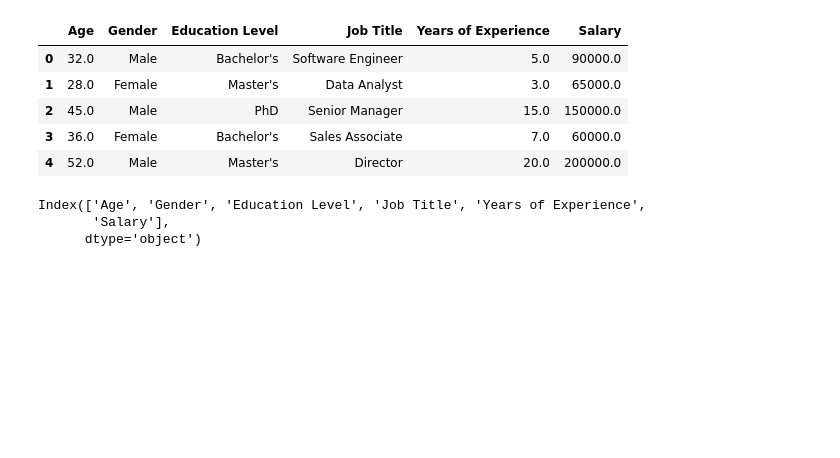
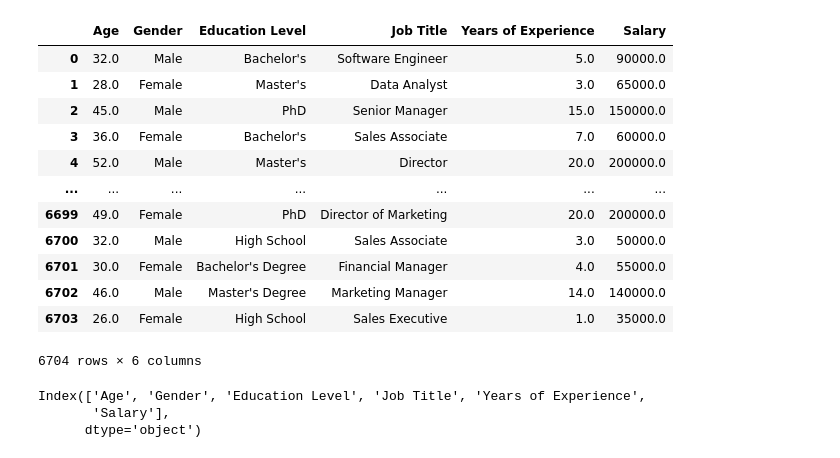
Before and after one commit to darlantane/salary-prediction, a Jupyter notebook: script.ipynb, the cells around one changed output. Drawn from its saved outputs; the diff is of its cells as text; code cells hidden in the pictures; blank space fills up the shorter version.

```diff
--- a/script.ipynb
+++ b/script.ipynb
@@ -7,14 +7,21 @@ import statsmodels.formula.api as smf
 import statsmodels.api as sm
 # %%
 data = pd.read_csv("Salary_Data.csv")
-data.head()
+data
 # %% [output]
 |  | Age | Gender | Education Level | Job Title | Years of Experience | Salary |
 | 0 | 32.0 | Male | Bachelor's | Software Engineer | 5.0 | 90000.0 |
 | 1 | 28.0 | Female | Master's | Data Analyst | 3.0 | 65000.0 |
 | 2 | 45.0 | Male | PhD | Senior Manager | 15.0 | 150000.0 |
 | 3 | 36.0 | Female | Bachelor's | Sales Associate | 7.0 | 60000.0 |
 | 4 | 52.0 | Male | Master's | Director | 20.0 | 200000.0 |
+| ... | ... | ... | ... | ... | ... | ... |
+| 6699 | 49.0 | Female | PhD | Director of Marketing | 20.0 | 200000.0 |
+| 6700 | 32.0 | Male | High School | Sales Associate | 3.0 | 50000.0 |
+| 6701 | 30.0 | Female | Bachelor's Degree | Financial Manager | 4.0 | 55000.0 |
+| 6702 | 46.0 | Male | Master's Degree | Marketing Manager | 14.0 | 140000.0 |
+| 6703 | 26.0 | Female | High School | Sales Executive | 1.0 | 35000.0 |
+6704 rows × 6 columns
 # %%
 data.columns
 # %% [output]
```
Also changed, not shown: parts of 6 cells of this notebook, 3 other files.
